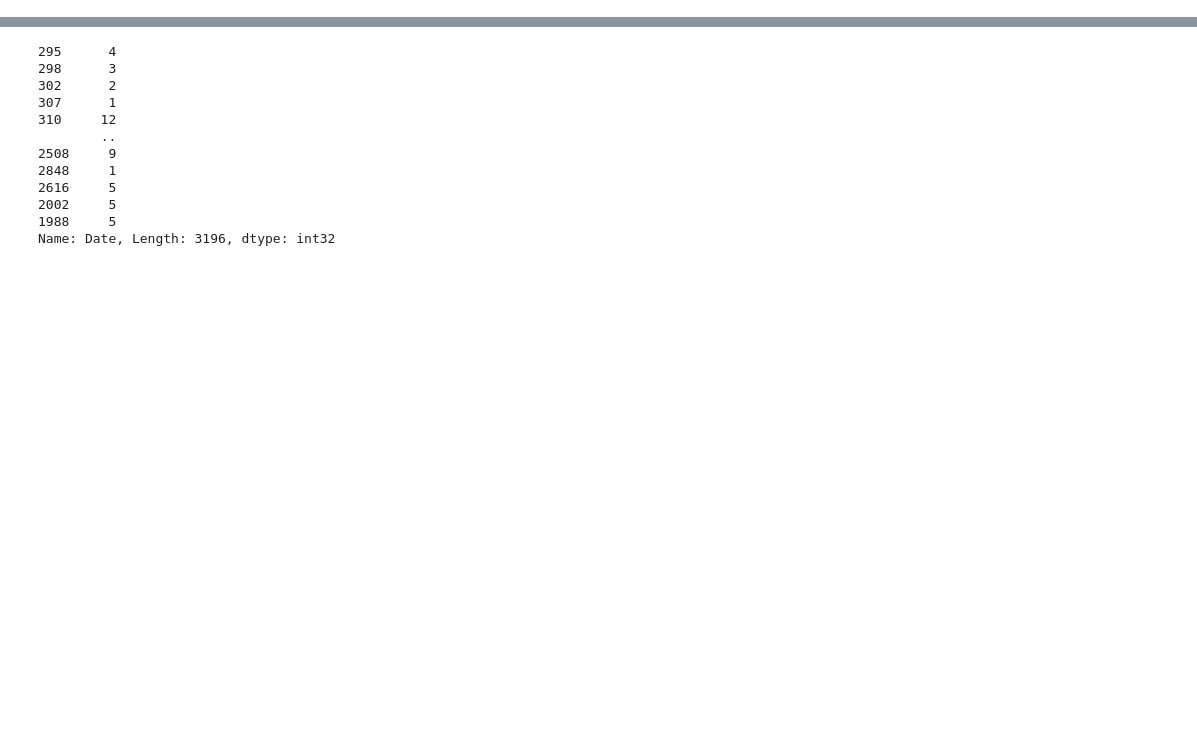
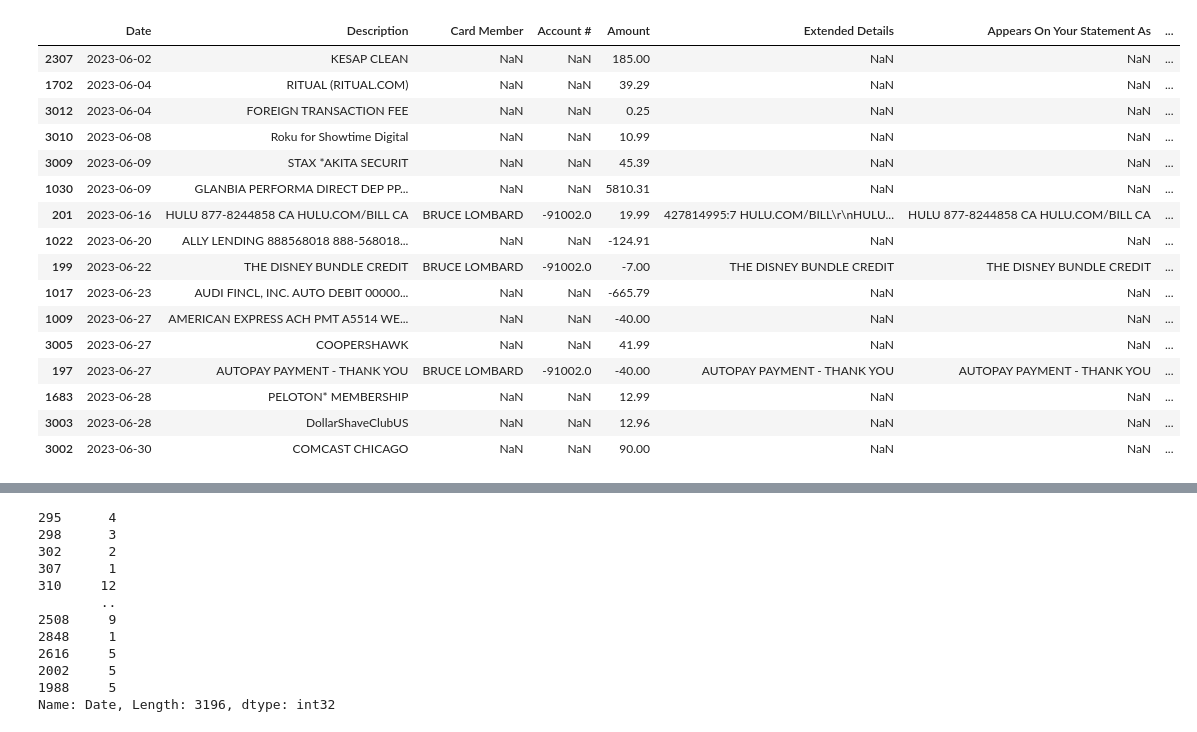
Before and after one commit to blombard24/financial-account-analysis, a Jupyter notebook: account_mapper.ipynb, the cells around one changed output, grey strips where cells are left out. Saved outputs shown, nothing was run; the diff lists cells and outputs as text; code cells hidden in the pictures; blank space fills up the shorter version.

```diff
--- a/account_mapper.ipynb
+++ b/account_mapper.ipynb
@@ -99,2 +89,0 @@ df.head(10)
-# %%
-df['clean_description'] = df['Description'].str.replace('\d+','',regex=True).str.replace('\s+'," ", regex=True)
@@ -117,3 +90,18 @@ df
+# %%
+#create conditions to filter results that do no benefit from removing numbers and spaces from the Description column
+## default result removes all numbers and extra spaces from the description column
+
+cond = [
+    df['Description'].str.contains('amex',case=False),
+]
+
+choice = [
+    df['Description'],
+]
+
+default_cond = df['Description'].str.replace(r'\d+','',regex=True).str.replace(r'\s+'," ", regex=True)
+
+df['clean_description'] = np.select(condlist=cond,choicelist=choice,default=default_cond)
 # %%
 df = df.sort_values(['clean_description', 'year','month','Amount'],ascending=[True,False,False, True])
 # %%
@@ -264,0 +154,20 @@ recur[recur['month_year'] == 'May-2024']
+# %%
+recur[recur['month_year'] == 'Jun-2023']
+# %% [output]
+|  | Date | Description | Card Member | Account # | Amount | Extended Details | Appears On Your Statement As | ... |
+| 2307 | 2023-06-02 | KESAP CLEAN | NaN | NaN | 185.00 | NaN | NaN | ... |
+| 1702 | 2023-06-04 | RITUAL (RITUAL.COM) | NaN | NaN | 39.29 | NaN | NaN | ... |
+| 3012 | 2023-06-04 | FOREIGN TRANSACTION FEE | NaN | NaN | 0.25 | NaN | NaN | ... |
+| 3010 | 2023-06-08 | Roku for Showtime Digital | NaN | NaN | 10.99 | NaN | NaN | ... |
+| 3009 | 2023-06-09 | STAX *AKITA SECURIT | NaN | NaN | 45.39 | NaN | NaN | ... |
+| 1030 | 2023-06-09 | GLANBIA PERFORMA DIRECT DEP PP... | NaN | NaN | 5810.31 | NaN | NaN | ... |
+| 201 | 2023-06-16 | HULU 877-8244858 CA HULU.COM/BILL CA | BRUCE LOMBARD | -91002.0 | 19.99 | 427814995:7 HULU.COM/BILL\r\nHULU... | HULU 877-8244858 CA HULU.COM/BILL CA | ... |
+| 1022 | 2023-06-20 | ALLY LENDING 888568018 888-568018... | NaN | NaN | -124.91 | NaN | NaN | ... |
+| 199 | 2023-06-22 | THE DISNEY BUNDLE CREDIT | BRUCE LOMBARD | -91002.0 | -7.00 | THE DISNEY BUNDLE CREDIT | THE DISNEY BUNDLE CREDIT | ... |
+| 1017 | 2023-06-23 | AUDI FINCL, INC. AUTO DEBIT 00000... | NaN | NaN | -665.79 | NaN | NaN | ... |
+| 1009 | 2023-06-27 | AMERICAN EXPRESS ACH PMT A5514 WE... | NaN | NaN | -40.00 | NaN | NaN | ... |
+| 3005 | 2023-06-27 | COOPERSHAWK | NaN | NaN | 41.99 | NaN | NaN | ... |
+| 197 | 2023-06-27 | AUTOPAY PAYMENT - THANK YOU | BRUCE LOMBARD | -91002.0 | -40.00 | AUTOPAY PAYMENT - THANK YOU | AUTOPAY PAYMENT - THANK YOU | ... |
+| 1683 | 2023-06-28 | PELOTON* MEMBERSHIP | NaN | NaN | 12.99 | NaN | NaN | ... |
+| 3003 | 2023-06-28 | DollarShaveClubUS | NaN | NaN | 12.96 | NaN | NaN | ... |
+| 3002 | 2023-06-30 | COMCAST CHICAGO | NaN | NaN | 90.00 | NaN | NaN | ... |
```
Also changed, not shown: parts of 23 cells of this notebook, 8 other files.
